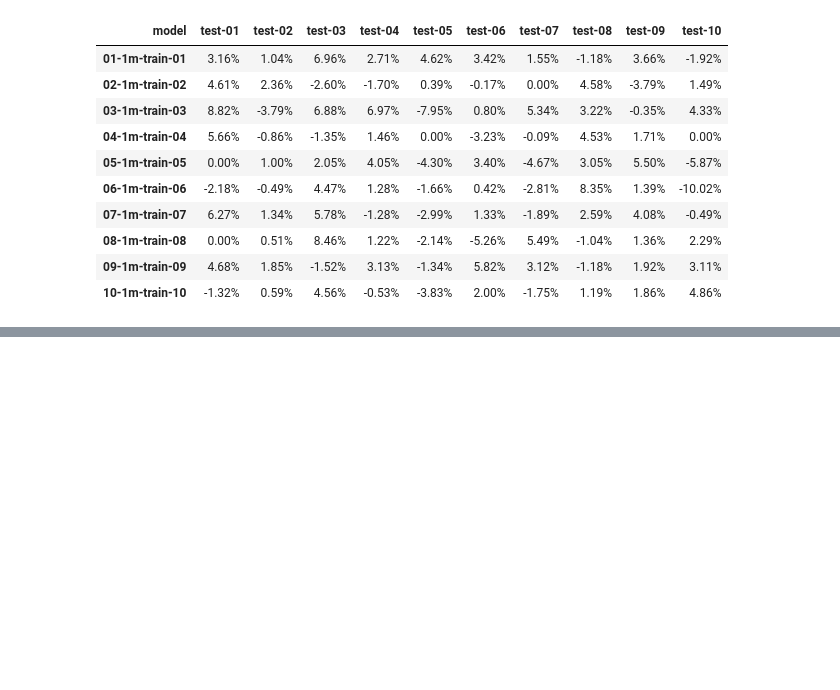
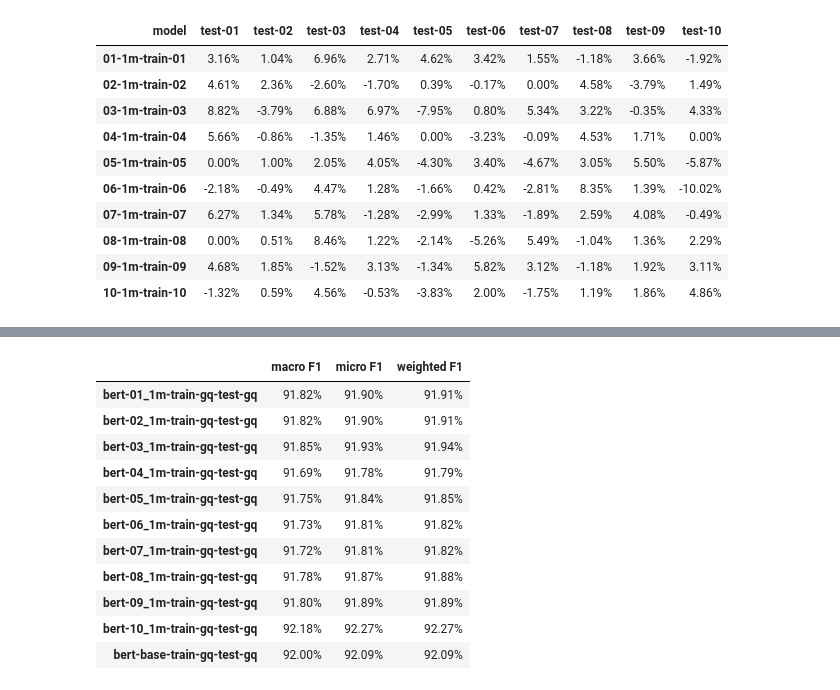
Before and after one commit to paul-rottger/temporal-adaptation, a Jupyter notebook: 4_evaluation/classification/evaluate_classification_results.ipynb, the cells around one changed output, grey strips where cells are left out. Saved outputs shown, nothing was run; the diff lists cells and outputs as text; code cells hidden in the pictures; blank space fills up the shorter version.

```diff
--- a/4_evaluation/classification/evaluate_classification_results.ipynb
+++ b/4_evaluation/classification/evaluate_classification_results.ipynb
@@ -231,0 +298,21 @@ K        average macro F1 advantage of adapted models
+# %%
+results = {}
+directory = '../../0_results/classification/gq'
+for filename in os.listdir(directory):
+    if filename.endswith(".csv"):
+        results[os.path.splitext(filename)[0]] = pd.read_csv(os.path.join(directory, filename))
+        continue
+    else:
+        continue
+# %%
+# compare F1 by model
+
+# calculate f1
+f1_types = ['macro', 'micro', 'weighted']
+scores = {}
+
+for key in results:
+    if "rand" in key or "base" in key:
+        scores[key] = [f1_score(results[key]['label'], results[key]['prediction'], average=f1_type) for f1_type in f1_types]
+
+pd.DataFrame.from_dict(scores, orient='index').rename(columns={0: f'{f1_types[0]} F1', 1: f'{f1_types[1]} F1', 2: f'{f1_types[2]} F1'}).sort_index().style.background_gradient(cmap=cm, axis = 0 ).format('{0:,.2%}')
@@ -231,0 +326,8 @@ K        average macro F1 advantage of adapted models
+# %%
+# compare classification reports by model
+
+for key in results:
+    if "rand" in key or "base" in key:
+        print(key.upper())
+        print(classification_report(results[key]['label'], results[key]['prediction'], digits = 4))
+        print()
@@ -231,0 +352,25 @@ K        average macro F1 advantage of adapted models
+# %%
+# compare F1 by model
+
+# calculate f1
+f1_types = ['macro', 'micro', 'weighted']
+scores = {}
+
+for key in results:
+    if "rand" not in key:
+        scores[key] = [f1_score(results[key]['label'], results[key]['prediction'], average=f1_type) for f1_type in f1_types]
+
+pd.DataFrame.from_dict(scores, orient='index').rename(columns={0: f'{f1_types[0]} F1', 1: f'{f1_types[1]} F1', 2: f'{f1_types[2]} F1'}).sort_index().style.background_gradient(cmap=cm, axis = 0 ).format('{0:,.2%}')
+# %% [output]
+|  | macro F1 | micro F1 | weighted F1 |
+| bert-01_1m-train-gq-test-gq | 91.82% | 91.90% | 91.91% |
+| bert-02_1m-train-gq-test-gq | 91.82% | 91.90% | 91.91% |
+| bert-03_1m-train-gq-test-gq | 91.85% | 91.93% | 91.94% |
+| bert-04_1m-train-gq-test-gq | 91.69% | 91.78% | 91.79% |
+| bert-05_1m-train-gq-test-gq | 91.75% | 91.84% | 91.85% |
+| bert-06_1m-train-gq-test-gq | 91.73% | 91.81% | 91.82% |
+| bert-07_1m-train-gq-test-gq | 91.72% | 91.81% | 91.82% |
+| bert-08_1m-train-gq-test-gq | 91.78% | 91.87% | 91.88% |
+| bert-09_1m-train-gq-test-gq | 91.80% | 91.89% | 91.89% |
+| bert-10_1m-train-gq-test-gq | 92.18% | 92.27% | 92.27% |
+| bert-base-train-gq-test-gq | 92.00% | 92.09% | 92.09% |
```
Also changed, not shown: parts of 19 cells of this notebook, 1 other file.
